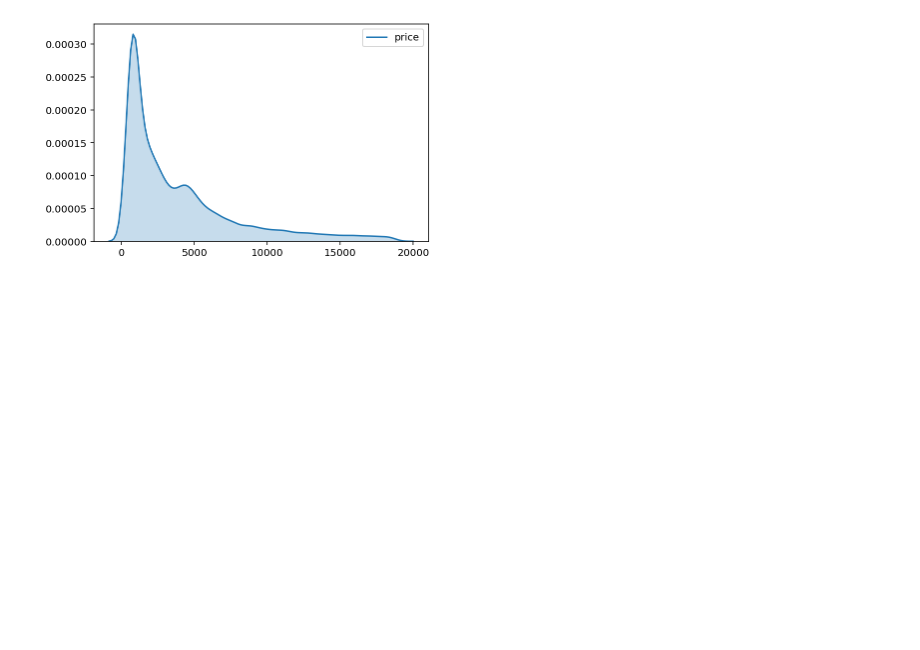
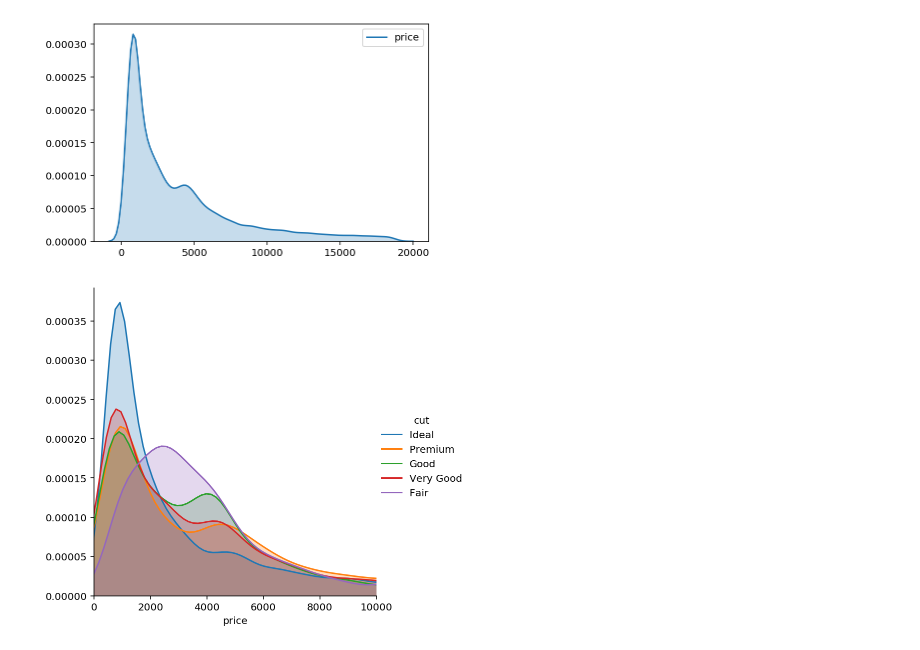
Before and after one commit to bevirgen/Data-Science---Artificial-Intelligence, a Jupyter notebook: 1. Python/2. Dr. M. Vahit Keskin/4. Eda and Visualize Basics/eda.ipynb, the cells around one changed output. Drawn from its saved outputs; the diff is of its cells as text; code cells hidden in the pictures; blank space fills up the shorter version.

```diff
--- a/1. Python/2. Dr. M. Vahit Keskin/4. Eda and Visualize Basics/eda.ipynb
+++ b/1. Python/2. Dr. M. Vahit Keskin/4. Eda and Visualize Basics/eda.ipynb
@@ -354,3 +354,14 @@ sns.distplot(df.price, bins=250, kde=True, color='red', hist=False);
 sns.kdeplot(df.price, shade=True);
 # %% [output]
 [figure]
+# %%
+(sns
+ .FacetGrid(df,
+               hue= 'cut',
+               height= 5,
+               xlim=(0, 10000))
+ .map(sns.kdeplot, 'price', shade=True)
+ .add_legend()
+);
+# %% [output]
+[figure, added]
```
Also changed, not shown: parts of 3 cells of this notebook.
